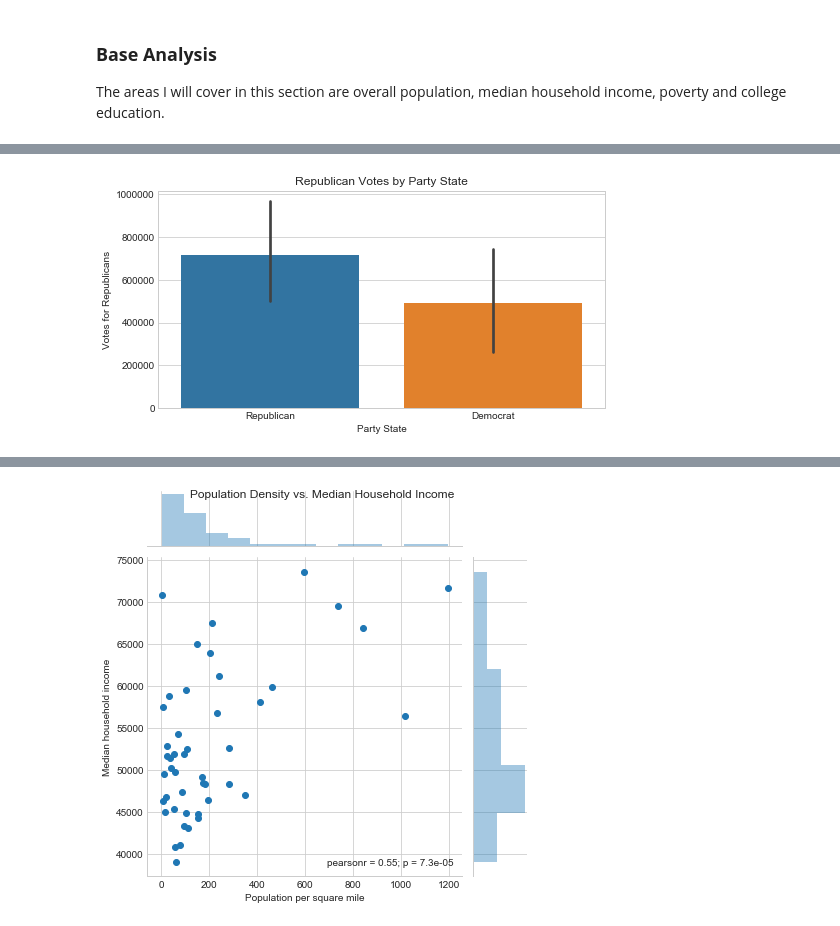
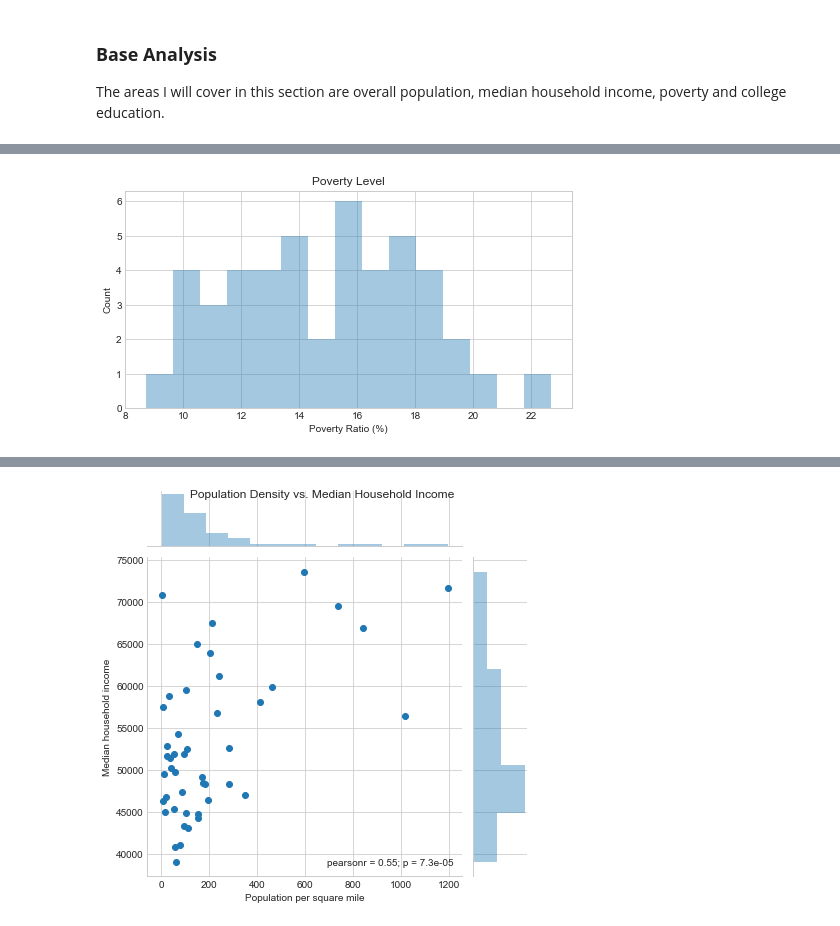
Before and after one commit to akim2034/Thinkful_DS_Bootcamp, a Jupyter notebook: Unit 1/Lesson 5 - Unit 1 Capstone/US Election 2016 Analysis - Unit 1 Capstone.ipynb, the cells around one changed output, grey strips where cells are left out. Drawn from its saved outputs; the diff is of its cells as text; code cells hidden in the pictures.

```diff
--- a/Unit 1/Lesson 5 - Unit 1 Capstone/US Election 2016 Analysis - Unit 1 Capstone.ipynb
+++ b/Unit 1/Lesson 5 - Unit 1 Capstone/US Election 2016 Analysis - Unit 1 Capstone.ipynb
@@ -152,7 +165,7 @@ republican_states.shape
 democrat_states_sum = democrat_states.groupby(['state'])['votes'].sum().reset_index()
 
 # Rename columns.
-democrat_states_sum.columns = ['state', 'democrat_votes']
+democrat_states_sum.columns = ['state', 'Democrat']
 
 # Check dataset.
 democrat_states_sum.head()
@@ -168,7 +181,7 @@ democrat_states_sum.head()
 republican_states_sum = republican_states.groupby(['state'])['votes'].sum().reset_index()
 
 # Rename columns.
-republican_states_sum.columns = ['state', 'republican_votes']
+republican_states_sum.columns = ['state', 'Republican']
 
 # Check dataset.
 republican_states_sum.head()
@@ -184,9 +197,9 @@ republican_states_sum.head()
 state_votes = pd.merge(democrat_states_sum, republican_states_sum, on = 'state')
 
 # Calculate new metrics using the newly organized columns.
-state_votes['total_votes'] = state_votes['democrat_votes'] + state_votes['republican_votes']
-state_votes['democrat_fraction'] = state_votes['democrat_votes'] / state_votes['total_votes'] *100
-state_votes['republican_fraction'] = state_votes['republican_votes'] / state_votes['total_votes'] *100
+state_votes['total_votes'] = state_votes['Democrat'] + state_votes['Republican']
+state_votes['democrat_fraction'] = state_votes['Democrat'] / state_votes['total_votes'] *100
+state_votes['republican_fraction'] = state_votes['Republican'] / state_votes['total_votes'] *100
 
 # Check dataset.
 state_votes.head()
@@ -287,12 +302,11 @@ plt.show()
 # %%
 plt.figure(figsize=(8, 4))
 
-sns.set_style("whitegrid")
-sns.barplot(x='Winning_party', y='republican_votes', data=state_facts_votes);
+sns.distplot(state_facts_votes['Poverty'], bins=15, kde=False);
 
-plt.title('Republican Votes by Party State')
-plt.xlabel('Party State')
-plt.ylabel('Votes for Republicans')
+plt.title('Poverty Level')
+plt.xlabel('Poverty Ratio (%)')
+plt.ylabel('Count')
 plt.show()
 # %% [output]
-[figure, old version]
+[figure, new version]
```
Also changed, not shown: parts of 46 cells of this notebook.
